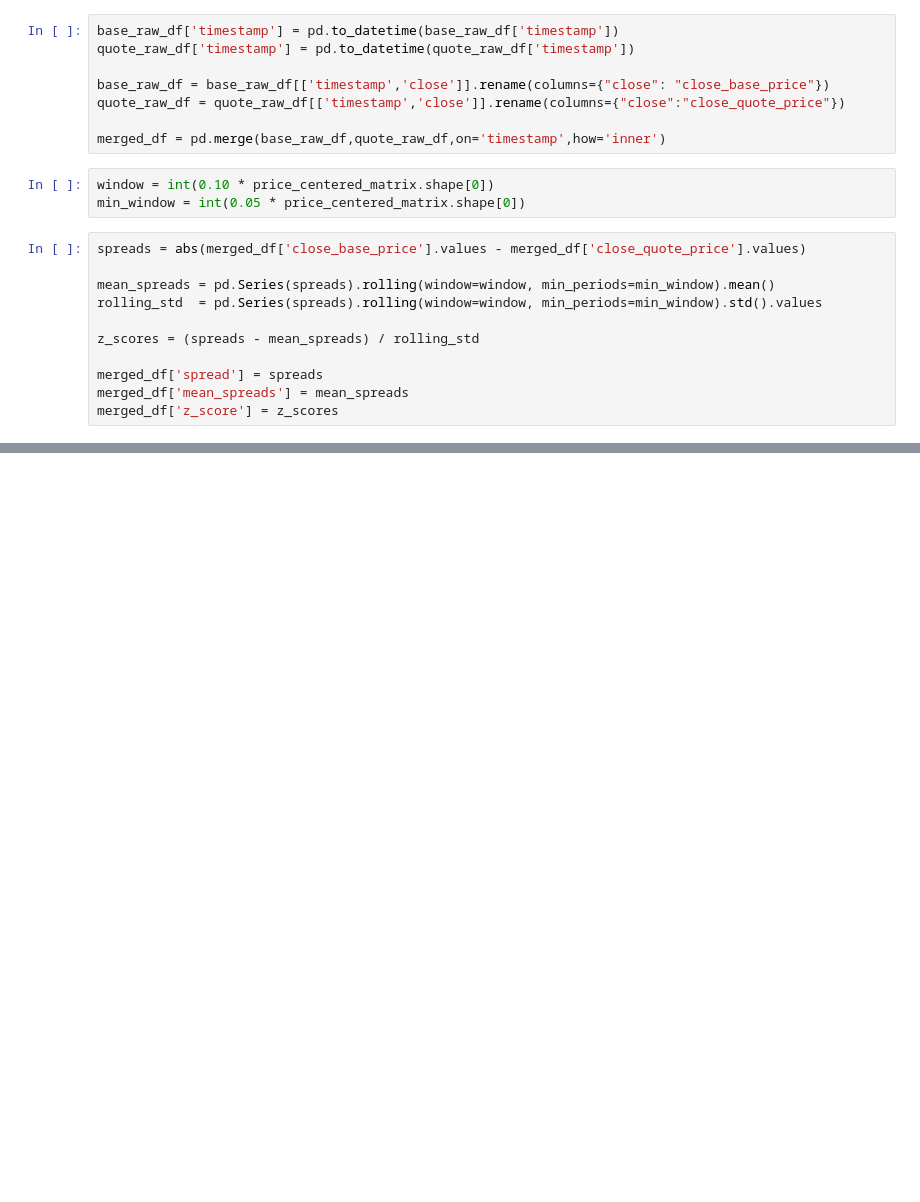
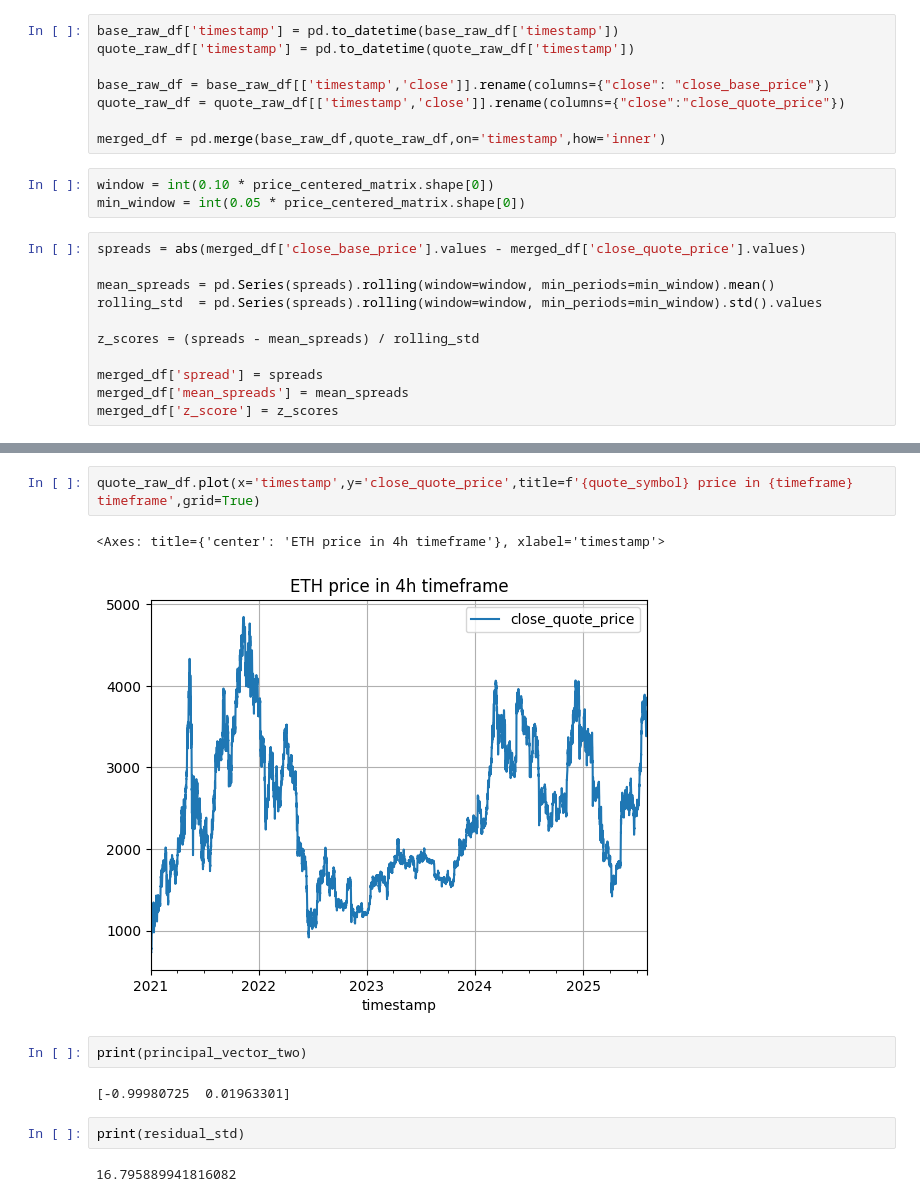
Before and after one commit to Nearezz/PCA-Mean-Reversion, a Jupyter notebook: notebooks/pca_for_indivdual_ticker.ipynb, the cells around one changed output, grey strips where cells are left out. Saved outputs shown, nothing was run; the diff lists cells and outputs as text; blank space fills up the shorter version.

```diff
--- a/notebooks/pca_for_indivdual_ticker.ipynb
+++ b/notebooks/pca_for_indivdual_ticker.ipynb
@@ -288,0 +138,13 @@ plt.show()
+# %%
+quote_raw_df.plot(x='timestamp',y='close_quote_price',title=f'{quote_symbol} price in {timeframe} timeframe',grid=True)
+# %% [output]
+<Axes: title={'center': 'ETH price in 4h timeframe'}, xlabel='timestamp'>
+[figure, added]
+# %%
+print(principal_vector_two)
+# %% [output]
+[-0.99980725  0.01963301]
+# %%
+print(residual_std)
+# %% [output]
+16.795889941816082
```
Also changed, not shown: parts of 10 cells of this notebook, 33 other files.
